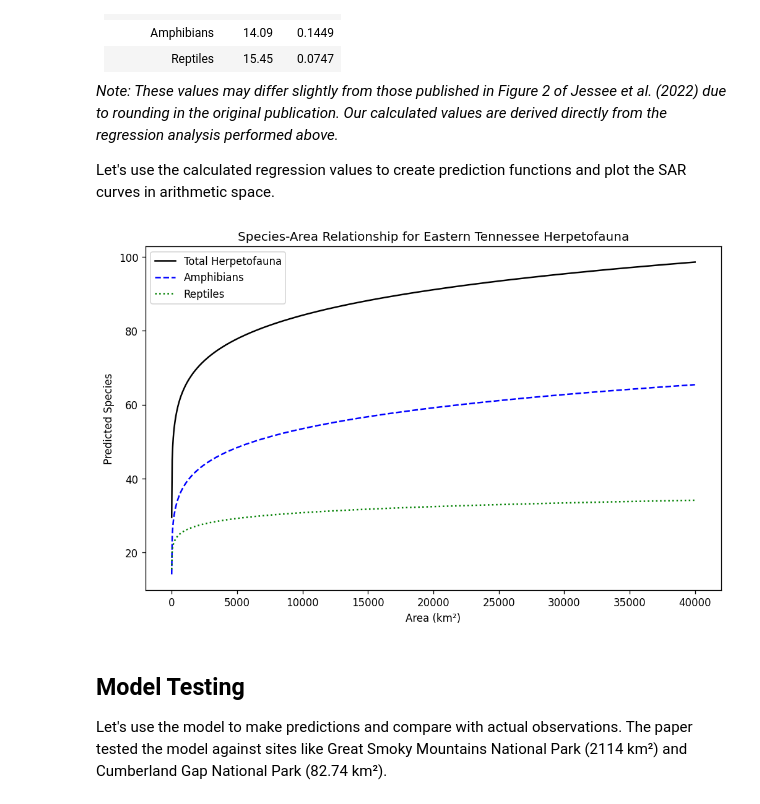
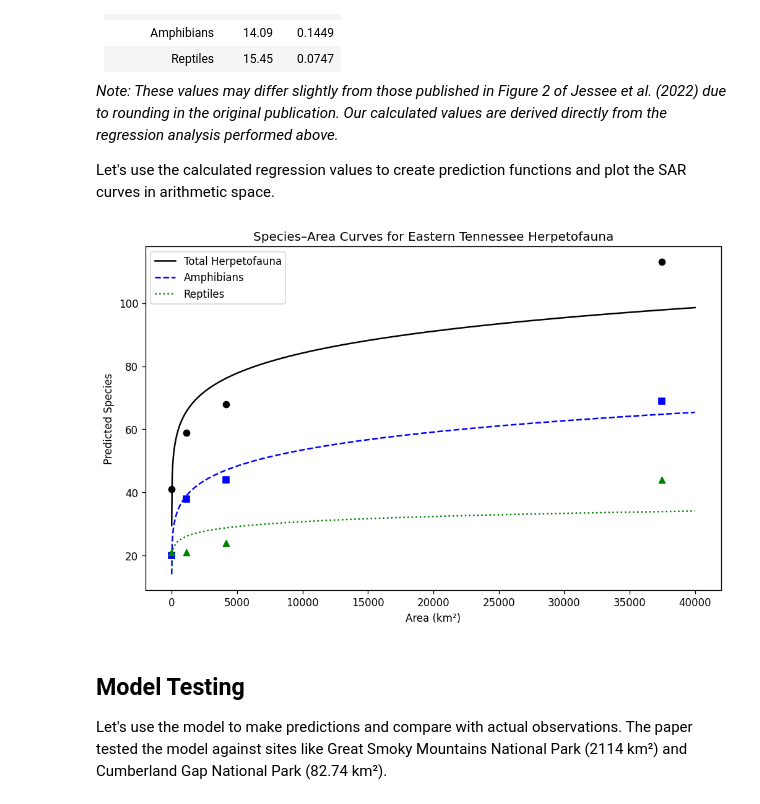
Before and after one commit to jmcmeen/scp-sar-ar, a Jupyter notebook: analysis.ipynb, the cells around one changed output. Drawn from its saved outputs; the diff is of its cells as text; code cells hidden in the pictures.

```diff
--- a/analysis.ipynb
+++ b/analysis.ipynb
@@ -17,12 +24,13 @@ file = "data/herpetofauna.csv"
 Create a DataFrame from herpetofauna.csv. This data represents a nested sample of increasingly larger land areas: Steele Creek Park, Sullivan County, the 5-county area of northeastern Tennessee, and all of eastern Tennessee.
 # %%
 raw = pd.read_csv(file)
+df = raw.copy()
 
 print(file)
-display(raw)
+display(df)
 
 print("Statistics")
-raw.describe()
+df.describe()
 # %% [output]
 data/herpetofauna.csv
 |  | Locality | Area | TotalHerpetofauna | Amphibians | Reptiles |
@@ -88,9 +106,11 @@ The amphibian model shows a much stronger fit than the reptile model, suggesting
 df['Log10Amphibians'] = np.log10(df['Amphibians'])
 df['Log10Reptiles'] = np.log10(df['Reptiles'])
 
-# fitting a linear regression line and getting the slope and y-intercept
-m_amphibians, b_amphibians = np.polyfit(df['Log10Area'], df['Log10Amphibians'], 1)
-m_reptiles, b_reptiles = np.polyfit(df['Log10Area'], df['Log10Reptiles'], 1)
+# fit regressions with full statistics
+reg_amphibians = stats.linregress(df['Log10Area'], df['Log10Amphibians'])
+reg_reptiles = stats.linregress(df['Log10Area'], df['Log10Reptiles'])
+m_amphibians, b_amphibians = reg_amphibians.slope, reg_amphibians.intercept
+m_reptiles, b_reptiles = reg_reptiles.slope, reg_reptiles.intercept
 
 # adding the regression line to the scatter plot
 fig, ax = plt.subplots()
@@ -102,11 +122,14 @@ plt.plot(df['Log10Area'], m_amphibians * df['Log10Area'] + b_amphibians, color='
 plt.plot(df['Log10Area'], m_reptiles * df['Log10Area'] + b_reptiles, color='green', linestyle=':')
 plt.xlabel('Log₁₀ Area (km²)')
 plt.ylabel('Log₁₀ Species')
+plt.title('Reproduction of Figure 2 — All Groups (log–log)')
 plt.legend()
 plt.show()
 
-# Print the models derived from the regressions
-print(f'Total Herpetofauna regression line: y = {m_herps:0.4f}x + {b_herps:0.4f}')
-print(f'Amphibians regression line: y = {m_amphibians:0.4f}x + {b_amphibians:0.4f}')
-print(f'Reptiles regression line: y = {m_reptiles:0.4f}x + {b_reptiles:0.4f}')
+# Print models with R² and p-values
+n = len(df)
+for name, reg in [('Total Herpetofauna', reg_herps), ('Amphibians', reg_amphibians), ('Reptiles', reg_reptiles)]:
+    r2 = reg.rvalue ** 2
+    adj_r2 = 1 - (1 - r2) * (n - 1) / (n - 2)
+    print(f'{name}: y = {reg.slope:.4f}x + {reg.intercept:.4f}  |  R² = {r2:.4f},  Adj. R² = {adj_r2:.2f},  P = {reg.pvalue:.4f}')
 # %% [output]
@@ -142,35 +165,41 @@ Let's use the calculated regression values to create prediction functions and pl
 # %%
 # Define predictive models using the calculated regression values
 # C = 10^b (y-intercept) and z = m (slope)
 def total_herpetofauna(area):
     return 10 ** b_herps * area ** m_herps
 
 def amphibians(area):
     return 10 ** b_amphibians * area ** m_amphibians
 
 def reptiles(area):
     return 10 ** b_reptiles * area ** m_reptiles
 
 # create an array of areas from 1.0 to 40000.0
 areas = np.linspace(1.0, 40000.0, num=1000, endpoint=True)
 
-# for each area calculate the estimated species
-herp_species = [total_herpetofauna(a) for a in areas]
-amphibian_species = [amphibians(a) for a in areas]
-reptile_species = [reptiles(a) for a in areas]
+# vectorized predictions — no loop needed since the functions work element-wise
+herp_species = total_herpetofauna(areas)
+amphibian_species = amphibians(areas)
+reptile_species = reptiles(areas)
 
 # plot the data
 plt.figure(figsize=(10, 6))
 plt.plot(areas, herp_species, color='black', label='Total Herpetofauna')
 plt.plot(areas, amphibian_species, color='blue', linestyle='--', label='Amphibians')
 plt.plot(areas, reptile_species, color='green', linestyle=':', label='Reptiles')
+
+# overlay observed data points
+plt.scatter(df['Area'], df['TotalHerpetofauna'], color='black', zorder=5)
+plt.scatter(df['Area'], df['Amphibians'], color='blue', marker='s', zorder=5)
+plt.scatter(df['Area'], df['Reptiles'], color='green', marker='^', zorder=5)
+
 plt.xlabel('Area (km²)')
 plt.ylabel('Predicted Species')
-plt.title('Species-Area Relationship for Eastern Tennessee Herpetofauna')
+plt.title('Species–Area Curves for Eastern Tennessee Herpetofauna')
 plt.legend()
 plt.show()
 # %% [output]
-[figure, old version]
+[figure, new version]
 # %% [markdown]
 ## Model Testing
 
```
Also changed, not shown: parts of 7 cells of this notebook.
